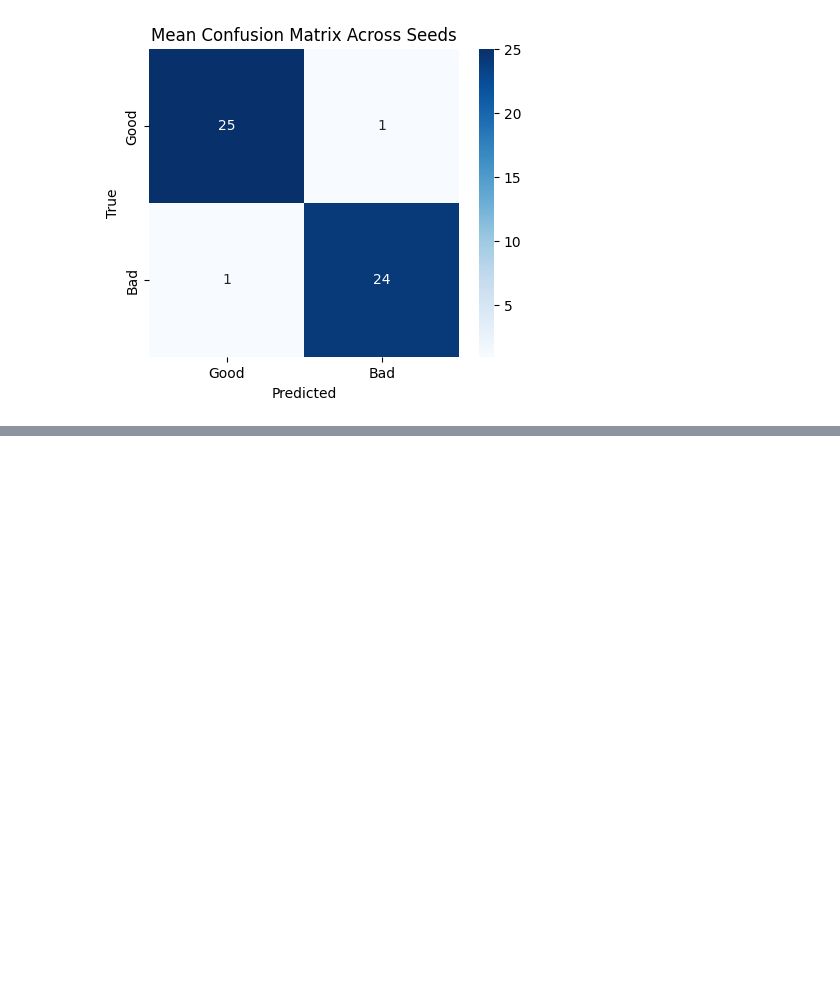
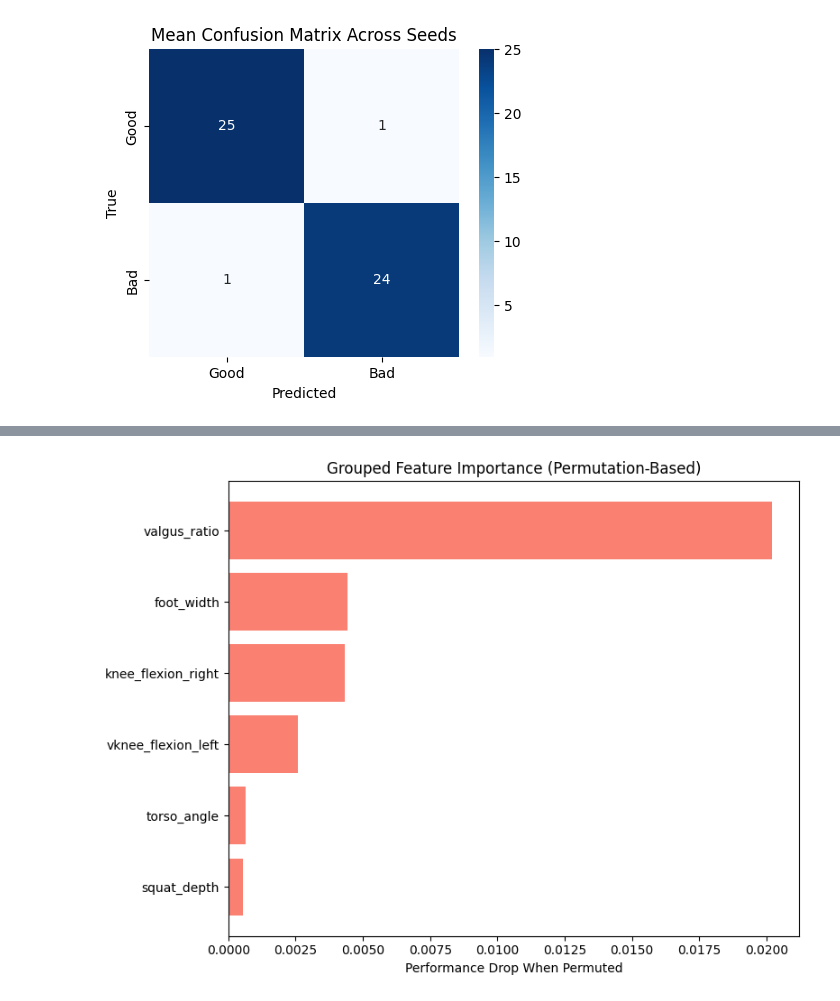
Before and after one commit to perujuice/BScThesis, a Jupyter notebook: models/rf-bioFeatures.ipynb, the cells around one changed output, grey strips where cells are left out. Saved outputs shown, nothing was run; the diff lists cells and outputs as text; code cells hidden in the pictures; blank space fills up the shorter version.

```diff
--- a/models/rf-bioFeatures.ipynb
+++ b/models/rf-bioFeatures.ipynb
@@ -406,0 +270,82 @@ Feature names in plot: ['foot_width_mean', 'foot_width_std', 'torso_angle_mean',
+# %%
+from sklearn.inspection import permutation_importance
+import matplotlib.pyplot as plt
+import numpy as np
+import pandas as pd
+from collections import defaultdict
+from sklearn.ensemble import RandomForestClassifier
+from sklearn.model_selection import train_test_split
+from sklearn.preprocessing import MinMaxScaler
+
+# Best hyperparameters
+best_params = {
+    'max_depth': 9,
+    'max_features': 'sqrt',
+    'min_samples_leaf': 1,
+    'min_samples_split': 5,
+    'n_estimators': 300
+}
+
+# Store importances per seed
+all_importances = []
+
+for seed in seeds:
+    print(f"Seed {seed}")
+    set_seed(seed)
+
+    # Train/test split
+    X_train, X_test, y_train, y_test = train_test_split(
+        X, y, test_size=0.2, stratify=y, random_state=seed
+    )
+
+    # Normalize
+    scaler = MinMaxScaler()
+    X_train = scaler.fit_transform(X_train)
+    X_test = scaler.transform(X_test)
+
+    # Augment only the training set
+    augmenter = Augmenter(noise_std=0.05, noise_n=2)  # Now suitable for normalized data
+    X_train, y_train = augment_rf_data(X_train, y_train, augmenter, base_seed=seed)
+
+    # Train model
+    model = RandomForestClassifier(**best_params, random_state=seed)
+    model.fit(X_train, y_train)
+
+    # Permutation importance on test set
+    result = permutation_importance(
+        model, X_test, y_test, scoring="accuracy", n_repeats=5, random_state=seed
+    )
+
+    all_importances.append(result.importances_mean)
+
+# Average across seeds
+mean_importances = np.mean(np.stack(all_importances), axis=0)
+feature_names = feature_cols[:mean_importances.shape[0]]
+
+# === Group by base feature name (e.g., "valgus_ratio")
+grouped = defaultdict(list)
+
+for name, imp in zip(feature_names, mean_importances):
+    base = (
+        name.replace("_mean", "")
+            .replace("_std", "")
+            .replace("_min", "")
+            .replace("_max", "")
+    )
+    grouped[base].append(imp)
+
+# Average within groups
+grouped_avg = {name: np.mean(imps) for name, imps in grouped.items()}
+
+# Sort for plotting
+sorted_grouped = sorted(grouped_avg.items(), key=lambda x: x[1], reverse=True)
+labels, values = zip(*sorted_grouped)
+
+# === Plot
+plt.figure(figsize=(8, 6))
+plt.barh(labels[::-1], values[::-1], color="salmon")
+plt.xlabel("Performance Drop When Permuted")
+plt.title("Grouped Feature Importance (Permutation-Based)")
+plt.tight_layout()
+plt.show()
+# %% [output]
@@ -406,0 +372 @@ Feature names in plot: ['foot_width_mean', 'foot_width_std', 'torso_angle_mean',
+[figure, added]
```
Also changed, not shown: parts of 5 cells of this notebook, 19 other files.
